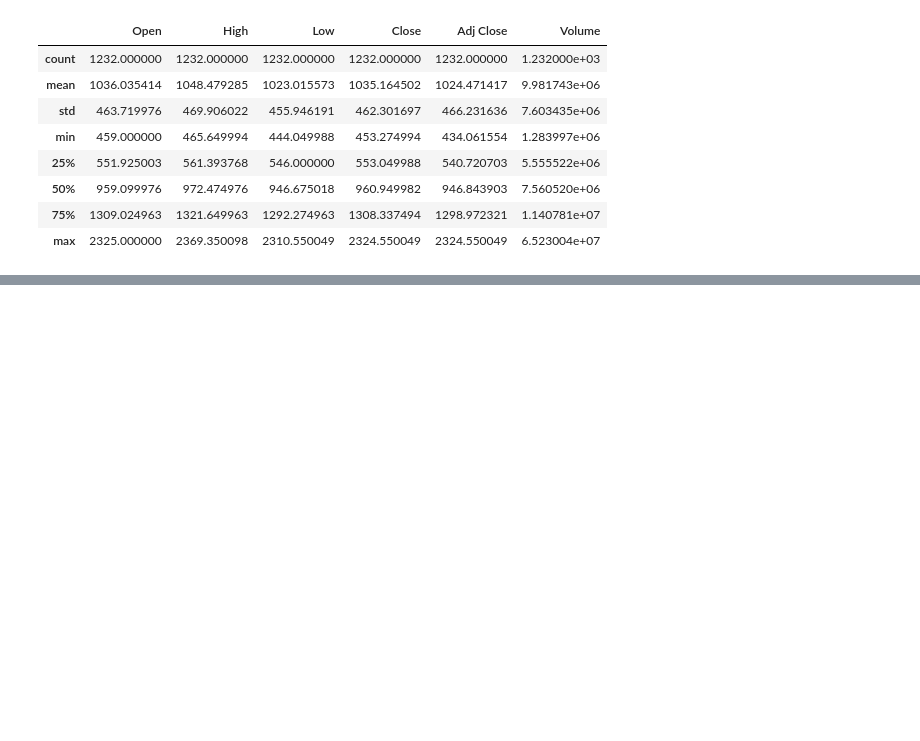
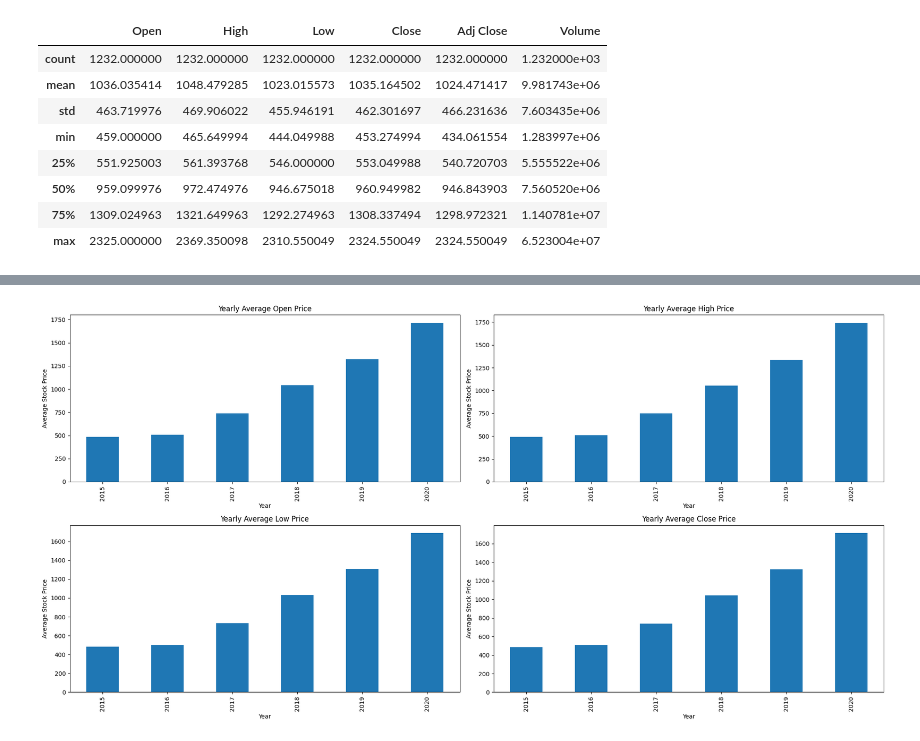
Before and after one commit to Maneesh6301/Stock-Price, a Jupyter notebook: notebook.ipynb, the cells around one changed output, grey strips where cells are left out. Drawn from its saved outputs; the diff is of its cells as text; code cells hidden in the pictures; blank space fills up the shorter version.

```diff
--- a/notebook.ipynb
+++ b/notebook.ipynb
@@ -100,0 +165,8 @@ df.describe()
+# %%
+df['Date'] = pd.to_datetime(df['Date'])
+
+df['day'] = df['Date'].dt.day
+df['month'] = df['Date'].dt.month
+df['year'] = df['Date'].dt.year
+
+df.head()
@@ -100,0 +180,5 @@ df.describe()
+# %%
+df['day_of_week'] = df['Date'].dt.dayofweek
+df['day_of_year'] = df['Date'].dt.dayofyear
+df['quarter'] = df['Date'].dt.quarter
+df['month_name'] = df['Date'].dt.month_name()
@@ -100,0 +201,15 @@ df.describe()
+# %%
+data_grouped = df.groupby('year')[['Open', 'High', 'Low', 'Close']].mean()
+
+fig, axes = plt.subplots(2, 2, figsize=(20, 10))
+
+for ax, col in zip(axes.flatten(), ['Open', 'High', 'Low', 'Close']):
+    data_grouped[col].plot.bar(ax=ax)
+    ax.set_title(f'Yearly Average {col} Price')
+    ax.set_xlabel('Year')
+    ax.set_ylabel('Average Stock Price')
+
+plt.tight_layout()
+plt.show()
+# %% [output]
+[figure, added]
```
Also changed, not shown: parts of 8 cells of this notebook.
